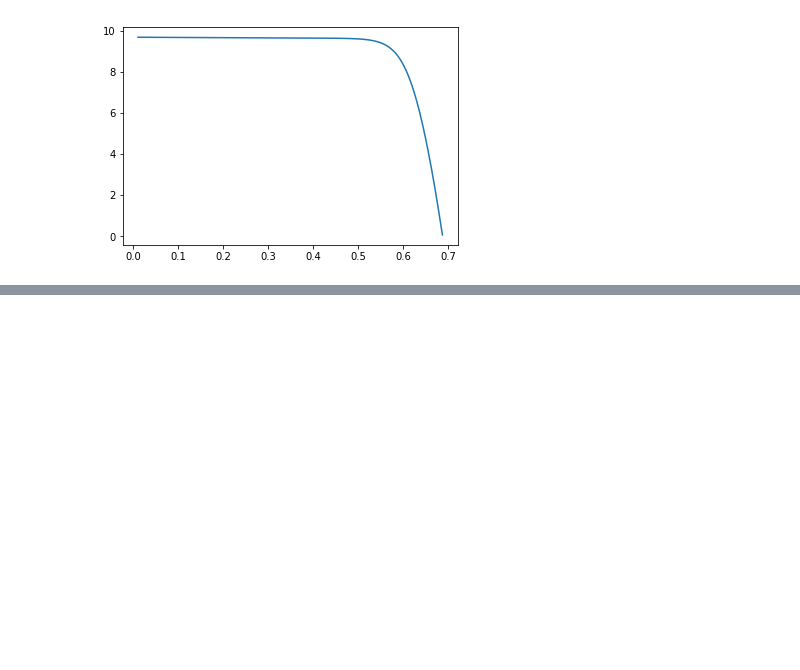
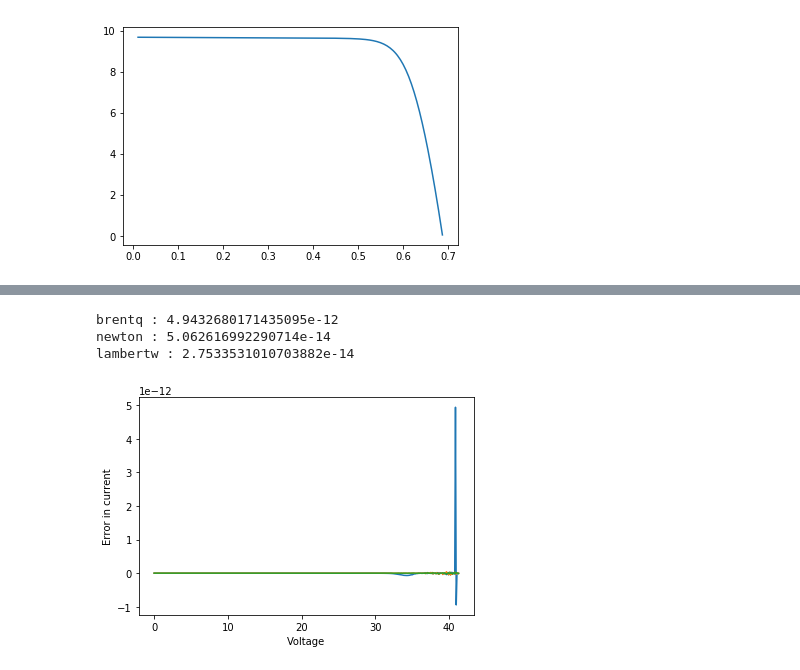
Before and after one commit to SunPower/PVMismatch, a Jupyter notebook: notebooks/basic_iv_curves.ipynb, the cells around one changed output, grey strips where cells are left out. Drawn from its saved outputs; the diff is of its cells as text; code cells hidden in the pictures; blank space fills up the shorter version.

```diff
--- a/notebooks/basic_iv_curves.ipynb
+++ b/notebooks/basic_iv_curves.ipynb
@@ -274,0 +190,23 @@ print(Imod)
+# %%
+i_pvl_resid = pd.DataFrame(index=methods, columns=['current'])
+
+for method in methods:
+    i_pvl_resid['current'][method] = sde_resid(v=Vmod, i=i_pvl_mod['current'][method],
+                                               iph=photocurrent, io=saturation_current,
+                                               rs=resistance_series*Ns, rsh=resistance_shunt*Ns,
+                                               nNsVth=nVth*Ns)
+
+
+plt.figure()
+for method in methods:
+    plt.plot(Vmod, i_pvl_resid['current'][method])
+plt.ylabel('Error in current')
+plt.xlabel('Voltage')
+
+for method in methods:
+    print(method, ':', np.max(np.abs(i_pvl_resid['current'][method])))
+# %% [output]
+brentq : 4.9432680171435095e-12
+newton : 5.062616992290714e-14
+lambertw : 2.7533531010703882e-14
+[figure, added]
```
Also changed, not shown: parts of 16 cells of this notebook.
